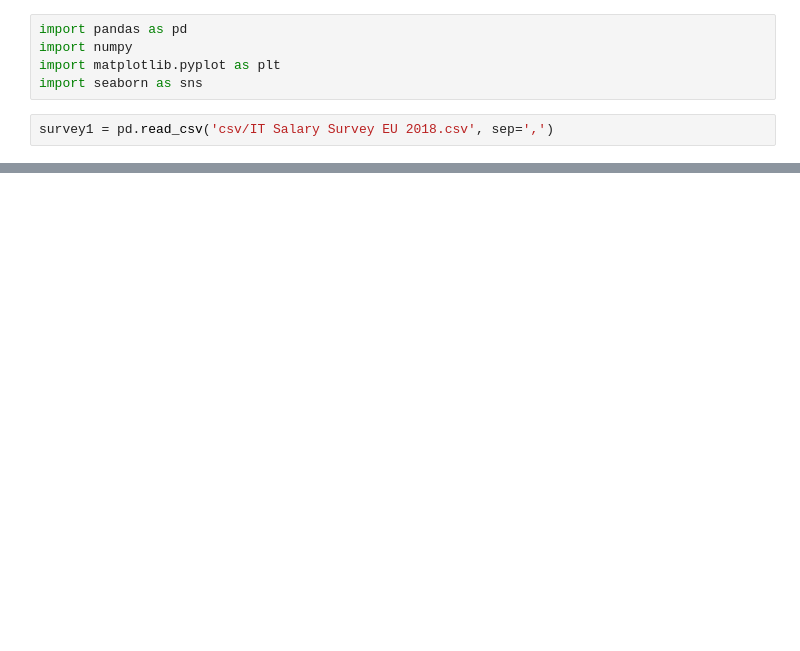
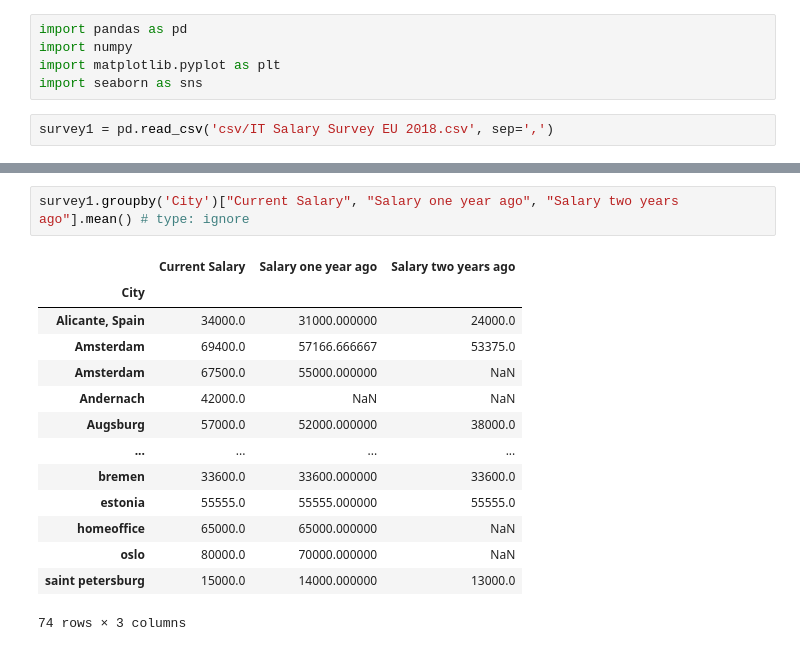
Before and after one commit to whoisorioki/data-career_bootcamp, a Jupyter notebook: Week 1/Salary Survey/analysis1.ipynb, the cells around one changed output, grey strips where cells are left out. Saved outputs shown, nothing was run; the diff lists cells and outputs as text; blank space fills up the shorter version.

```diff
--- a/Week 1/Salary Survey/analysis1.ipynb
+++ b/Week 1/Salary Survey/analysis1.ipynb
@@ -17,0 +82,17 @@ survey1.corr()
+# %%
+survey1.groupby('City')["Current Salary", "Salary one year ago", "Salary two years ago"].mean() # type: ignore
+# %% [output]
+|  | Current Salary | Salary one year ago | Salary two years ago |
+| City |  |  |  |
+| Alicante, Spain | 34000.0 | 31000.000000 | 24000.0 |
+| Amsterdam | 69400.0 | 57166.666667 | 53375.0 |
+| Amsterdam | 67500.0 | 55000.000000 | NaN |
+| Andernach | 42000.0 | NaN | NaN |
+| Augsburg | 57000.0 | 52000.000000 | 38000.0 |
+| ... | ... | ... | ... |
+| bremen | 33600.0 | 33600.000000 | 33600.0 |
+| estonia | 55555.0 | 55555.000000 | 55555.0 |
+| homeoffice | 65000.0 | 65000.000000 | NaN |
+| oslo | 80000.0 | 70000.000000 | NaN |
+| saint petersburg | 15000.0 | 14000.000000 | 13000.0 |
+74 rows × 3 columns
```
Also changed, not shown: parts of 13 cells of this notebook.
